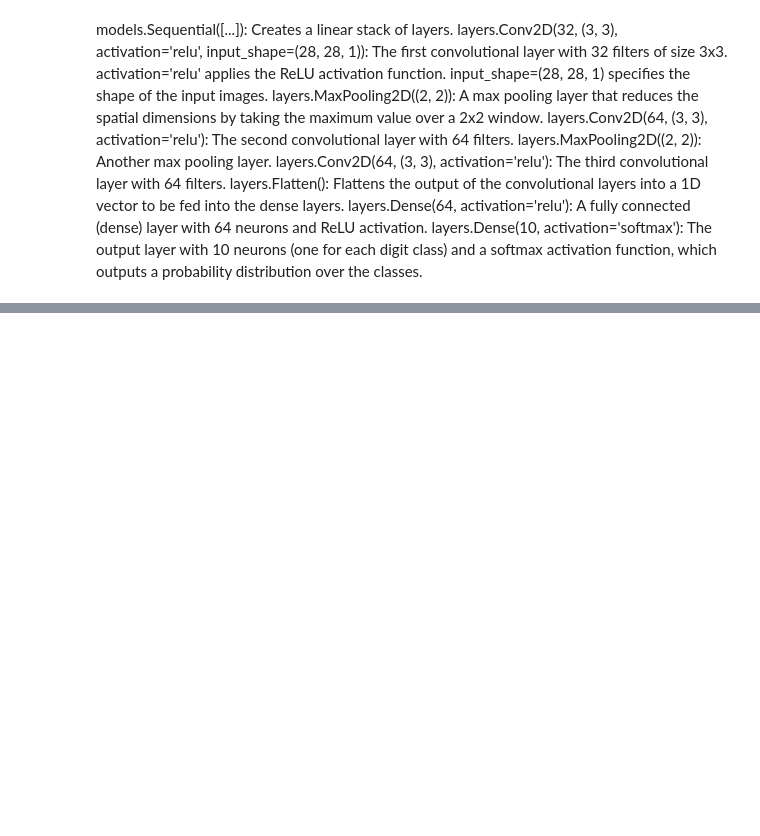
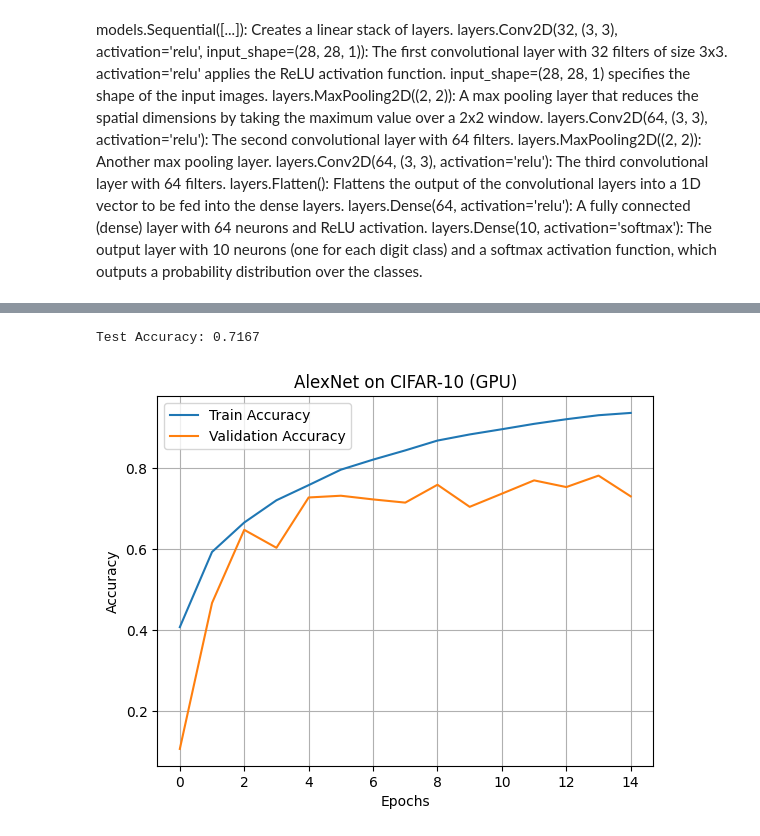
Before and after one commit to priyanshunayak05/Neural_Network-Deep_Learning, a Jupyter notebook: CNN1.ipynb, the cells around one changed output, grey strips where cells are left out. Saved outputs shown, nothing was run; the diff lists cells and outputs as text; code cells hidden in the pictures; blank space fills up the shorter version.

```diff
--- a/CNN1.ipynb
+++ b/CNN1.ipynb
@@ -138,0 +278,11 @@ plt.show()
+# %%
+# Load CIFAR-10 data
+(x_train, y_train), (x_test, y_test) = cifar10.load_data()
+
+# Normalize pixel values
+x_train = x_train.astype('float32') / 255.0
+x_test = x_test.astype('float32') / 255.0
+
+# One-hot encode the labels
+y_train = to_categorical(y_train, 10)
+y_test = to_categorical(y_test, 10)
@@ -138,0 +344,4 @@ plt.show()
+# %%
+model.compile(loss='categorical_crossentropy',
+              optimizer='adam',
+              metrics=['accuracy'])
@@ -138,0 +350,6 @@ plt.show()
+# %%
+history = model.fit(x_train, y_train,
+                    batch_size=128,
+                    epochs=15,
+                    validation_split=0.2,
+                    verbose=1)
@@ -138,0 +374,21 @@ plt.show()
+# %%
+# 6. Evaluate the Model
+test_loss, test_acc = model.evaluate(x_test, y_test, verbose=0)
+print(f'Test Accuracy: {test_acc:.4f}')
+# %% [output]
+Test Accuracy: 0.7167
+# %%
+# 7. Plot Training & Validation Accuracy
+
+
+
+plt.plot(history.history['accuracy'], label='Train Accuracy')
+plt.plot(history.history['val_accuracy'], label='Validation Accuracy')
+plt.title('AlexNet on CIFAR-10 (GPU)')
+plt.xlabel('Epochs')
+plt.ylabel('Accuracy')
+plt.legend()
+plt.grid(True)
+plt.show()
+# %% [output]
+[figure, added]
```
Also changed, not shown: parts of 23 cells of this notebook.
